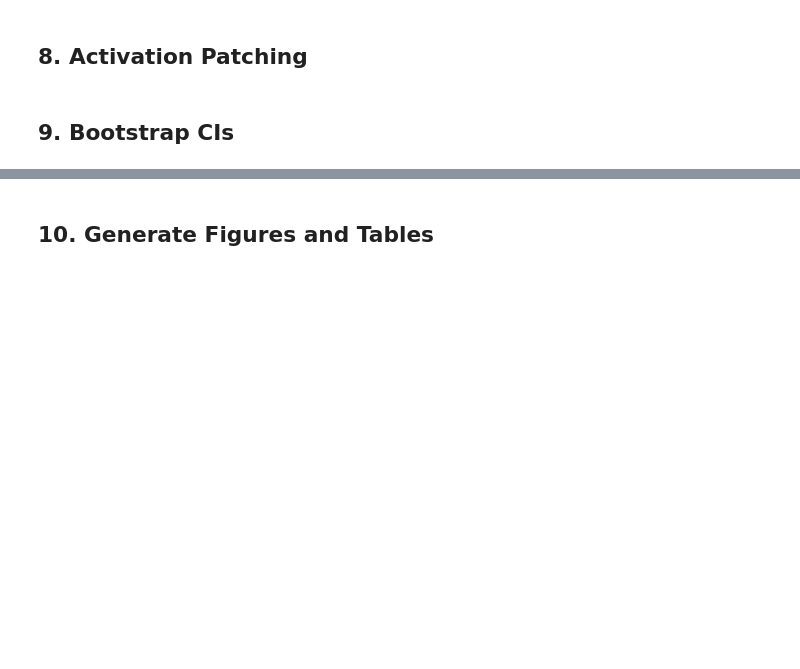
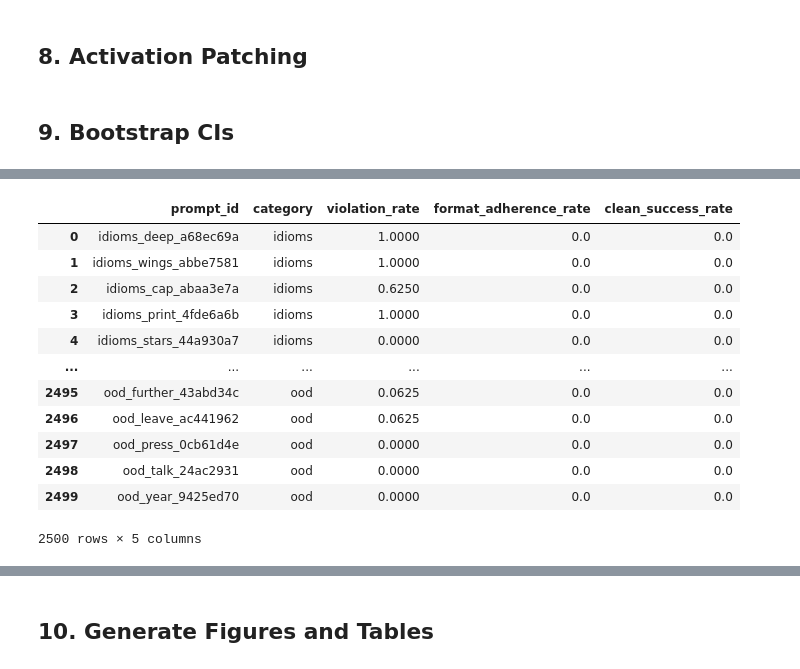
Before and after one commit to gut-puncture/Semantic-Gravity-RP, a Jupyter notebook: notebooks/semantic_gravity.ipynb, the cells around one changed output, grey strips where cells are left out. Cells and saved outputs as stored; diff of their text form; code cells hidden in the pictures; blank space fills up the shorter version.

```diff
--- a/notebooks/semantic_gravity.ipynb
+++ b/notebooks/semantic_gravity.ipynb
@@ -383,2 +798,14 @@ print(f"Patching results saved to {patching_path}")
 # %% [markdown]
 ## 9. Bootstrap CIs
+# %%
+ from pathlib import Path
+from src.metrics_attn import compute_attention_metrics
+
+OUTPUT_ROOT = Path("/content/drive/MyDrive/Projects/5_Semantic_Gravity_RP/outputs/experiment_run_20251230_0159")
+
+compute_attention_metrics(
+  output_root=OUTPUT_ROOT,
+  prompts_path=DATA_ROOT / "prompts.csv",
+  log_every=LOG_EVERY,
+  checkpoint_path=OUTPUT_ROOT / "runs" / "attention_metrics_checkpoint.jsonl",
+)
@@ -384,0 +825,9 @@ print(f"Patching results saved to {patching_path}")
+# %%
+from src.behavior_analysis import compute_behavioral_metrics, run_behavior_analysis_pipeline
+
+  # If detection_mapping.jsonl already exists:
+compute_behavioral_metrics(output_root=OUTPUT_ROOT, prompts_path=DATA_ROOT / "prompts.csv")
+
+  # If detection_mapping.jsonl is missing:
+# run_behavior_analysis_pipeline(output_root=OUTPUT_ROOT, prompts_path=DATA_ROOT / "prompts.csv", skip_detection=False)
+# %% [output]
@@ -385 +835,14 @@ print(f"Patching results saved to {patching_path}")
+|  | prompt_id | category | violation_rate | format_adherence_rate | clean_success_rate |
+| 0 | idioms_deep_a68ec69a | idioms | 1.0000 | 0.0 | 0.0 |
+| 1 | idioms_wings_abbe7581 | idioms | 1.0000 | 0.0 | 0.0 |
+| 2 | idioms_cap_abaa3e7a | idioms | 0.6250 | 0.0 | 0.0 |
+| 3 | idioms_print_4fde6a6b | idioms | 1.0000 | 0.0 | 0.0 |
+| 4 | idioms_stars_44a930a7 | idioms | 0.0000 | 0.0 | 0.0 |
+| ... | ... | ... | ... | ... | ... |
+| 2495 | ood_further_43abd34c | ood | 0.0625 | 0.0 | 0.0 |
+| 2496 | ood_leave_ac441962 | ood | 0.0625 | 0.0 | 0.0 |
+| 2497 | ood_press_0cb61d4e | ood | 0.0000 | 0.0 | 0.0 |
+| 2498 | ood_talk_24ac2931 | ood | 0.0000 | 0.0 | 0.0 |
+| 2499 | ood_year_9425ed70 | ood | 0.0000 | 0.0 | 0.0 |
+2500 rows × 5 columns
 # %%
```
Also changed, not shown: parts of 40 cells of this notebook, 36 other files.
